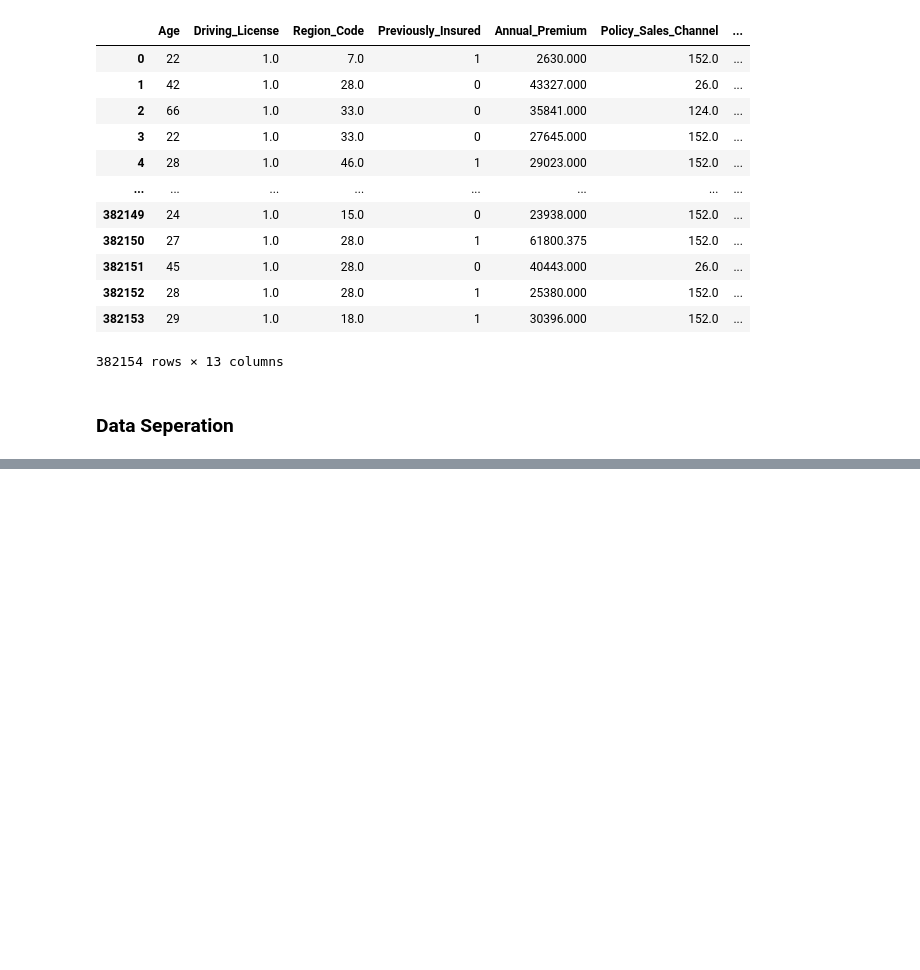
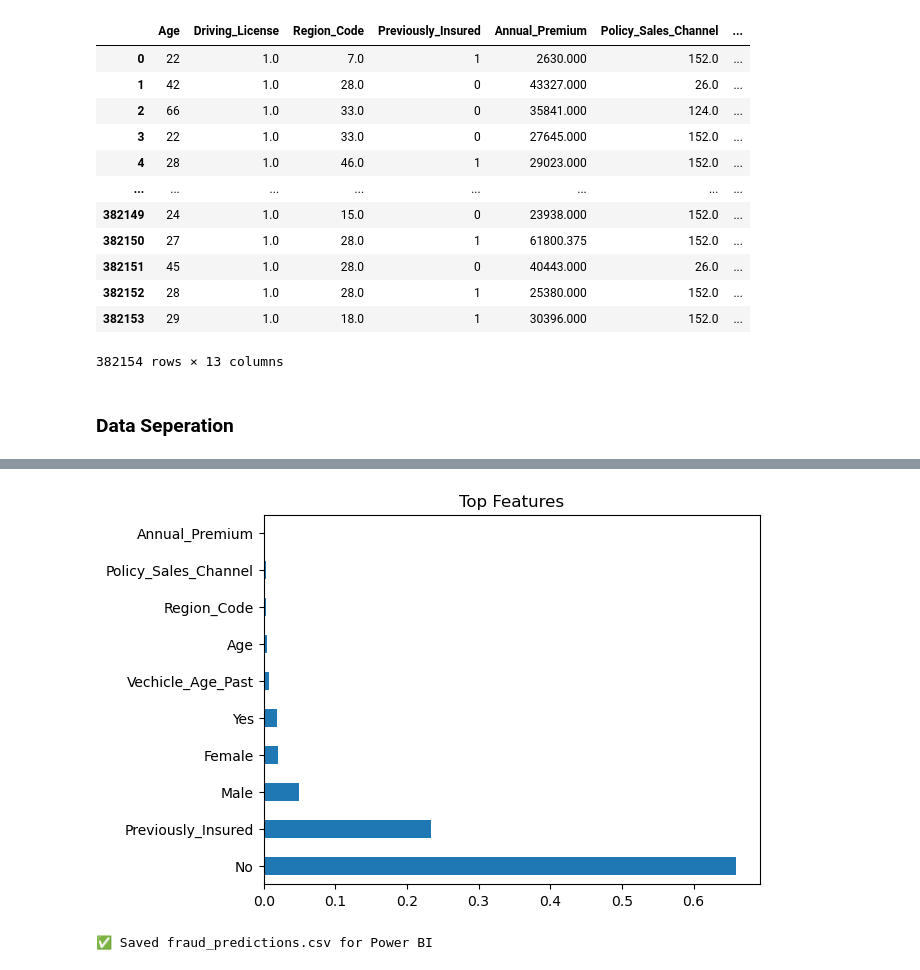
Before and after one commit to akhil0701/Data-Analyst, a Jupyter notebook: Fraud_Detection.ipynb, the cells around one changed output, grey strips where cells are left out. Cells and saved outputs as stored; diff of their text form; code cells hidden in the pictures; blank space fills up the shorter version.

```diff
--- a/Fraud_Detection.ipynb
+++ b/Fraud_Detection.ipynb
@@ -594,2 +280,2 @@ from sklearn.model_selection import train_test_split
 # %%
-x_train,x_test,y_train,y_test = train_test_split(x,y,test_size=0.20)
+X_train, X_test, y_train, y_test = train_test_split(X, y, test_size=0.2, random_state=42, stratify=y)
@@ -615,0 +284,5 @@ y_test.shape
+# %%
+from imblearn.over_sampling import SMOTE
+
+sm = SMOTE(random_state=42)
+X_train, y_train = sm.fit_resample(X_train, y_train)
@@ -615,0 +293,10 @@ y_test.shape
+# %%
+model = XGBClassifier(n_estimators=600,
+    learning_rate=0.03,
+    max_depth=8,
+    subsample=0.8,
+    colsample_bytree=0.8,
+    eval_metric='auc',
+    random_state=42)
+# %%
+model.fit(X_train,y_train)
@@ -631,0 +337,19 @@ dtc.score(x_test,y_test)
+# %%
+import matplotlib.pyplot as plt
+
+importances = model.feature_importances_
+feat_imp = pd.Series(importances, index=X.columns).sort_values(ascending=False)
+feat_imp.head(10).plot(kind='barh')
+plt.title('Top Features')
+plt.show()
+# %% [output]
+[figure, added]
+# %%
+results = X_test.copy()
+results['Actual'] = y_test.values
+results['Predicted'] = y_pred
+results['Fraud_Probability'] = y_proba
+results.to_csv('fraud_predictions.csv', index=False)
+print("✅ Saved fraud_predictions.csv for Power BI")
+# %% [output]
+✅ Saved fraud_predictions.csv for Power BI
```
Also changed, not shown: parts of 93 cells of this notebook.
